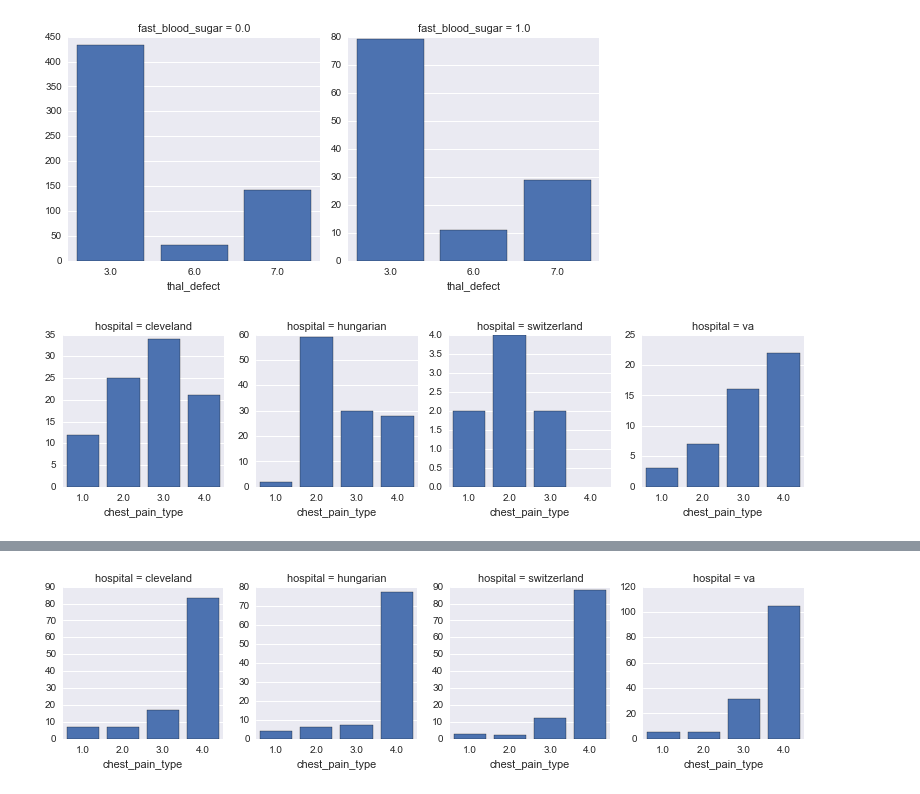
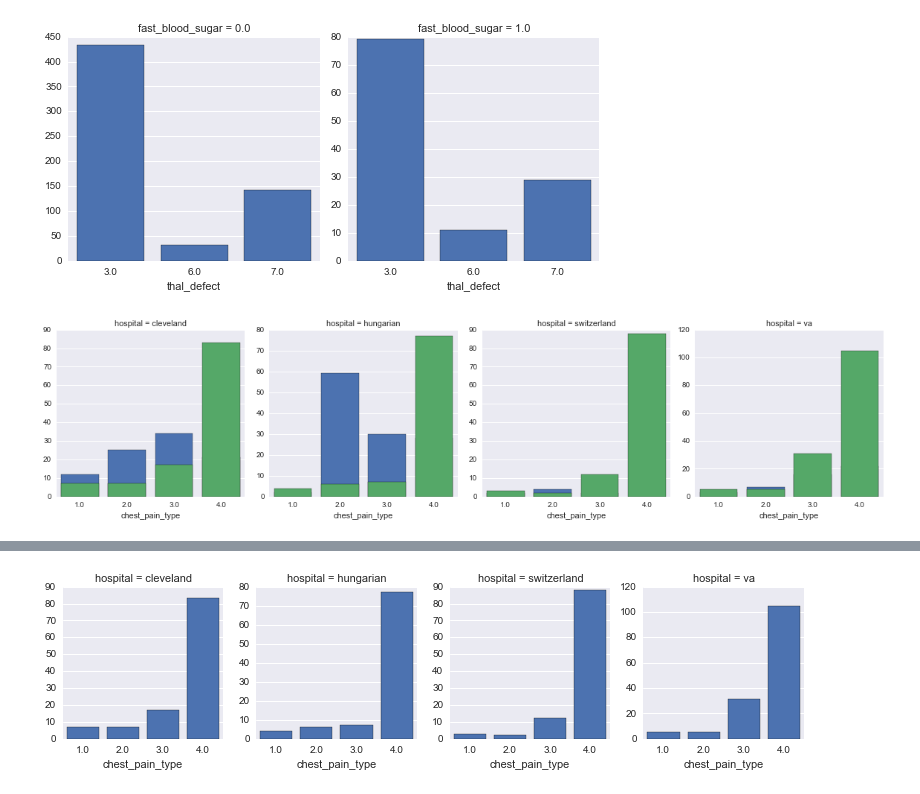
Before and after one commit to EmmanueleSalvati/McNulty, a Jupyter notebook: Make_Plots.ipynb, the cells around one changed output, grey strips where cells are left out. Cells and saved outputs as stored; diff of their text form; code cells hidden in the pictures.

```diff
--- a/Make_Plots.ipynb
+++ b/Make_Plots.ipynb
@@ -94,10 +94,12 @@ g.set_xlabels('thal_defect')
 <seaborn.axisgrid.FacetGrid at 0x...>
 [figure]
 # %%
-g = sns.FacetGrid(men[men.diagnosis==0], col="hospital", sharey=False, size=3, aspect=0.9, palette='Greens_d')
+g = sns.FacetGrid(men, hue='diagnosis', col="hospital", sharey=False, size=4, aspect=1)
+plt.xlim(xmin=1.0, xmax=5.0)
 g.map(sns.barplot, 'chest_pain_type')
 g.set_xlabels('chest_pain_type')
-g.add_legend()
-g.savefig('./chest_pain_zerodiagnosis.jpg')
+# g.add_legend()
+plt.show()
+g.savefig('./chest_pain_nodiagnosis.png')
 # %% [output]
-[figure, old version]
+[figure, new version]
```
Also changed, not shown: parts of 1 cell of this notebook, 3 other files.
